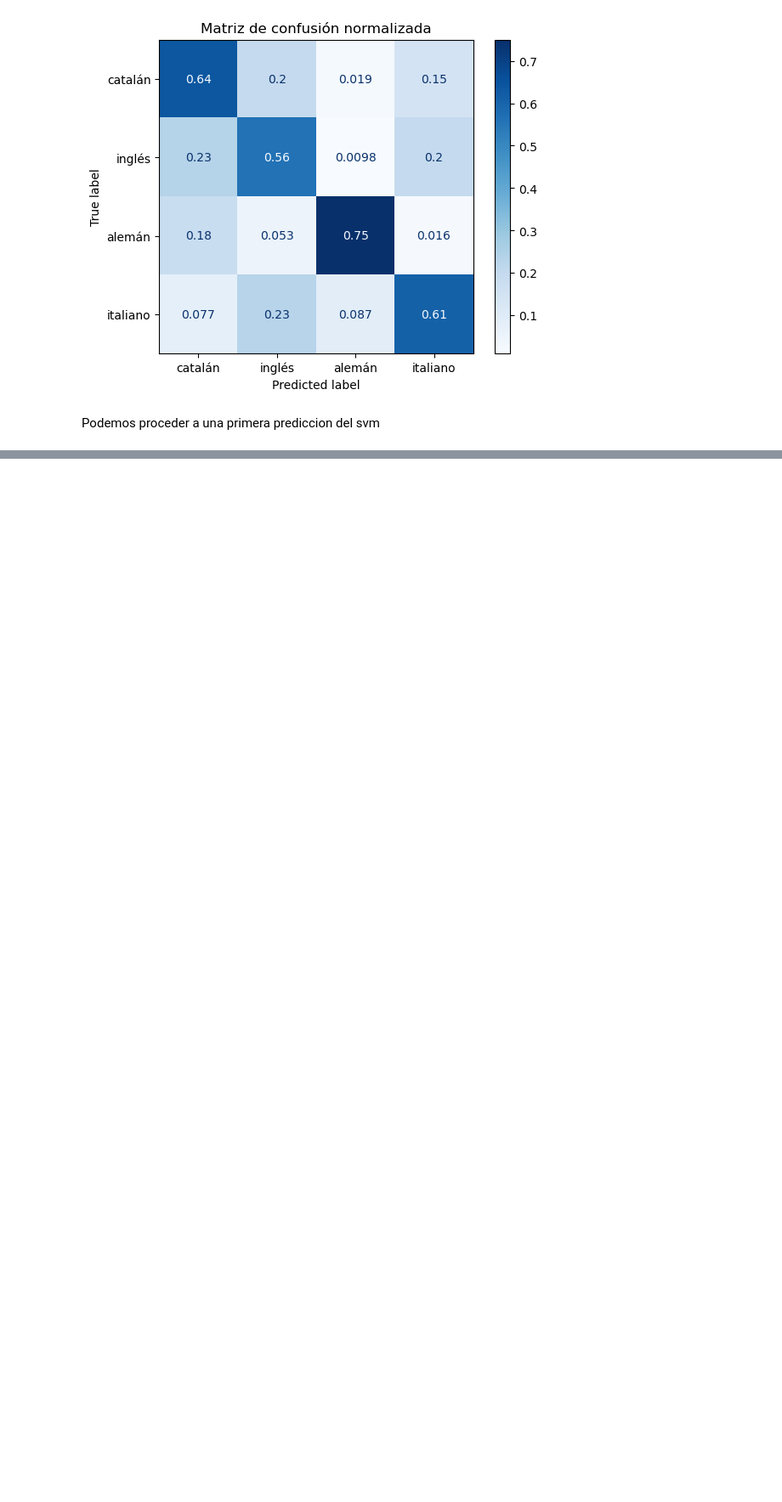
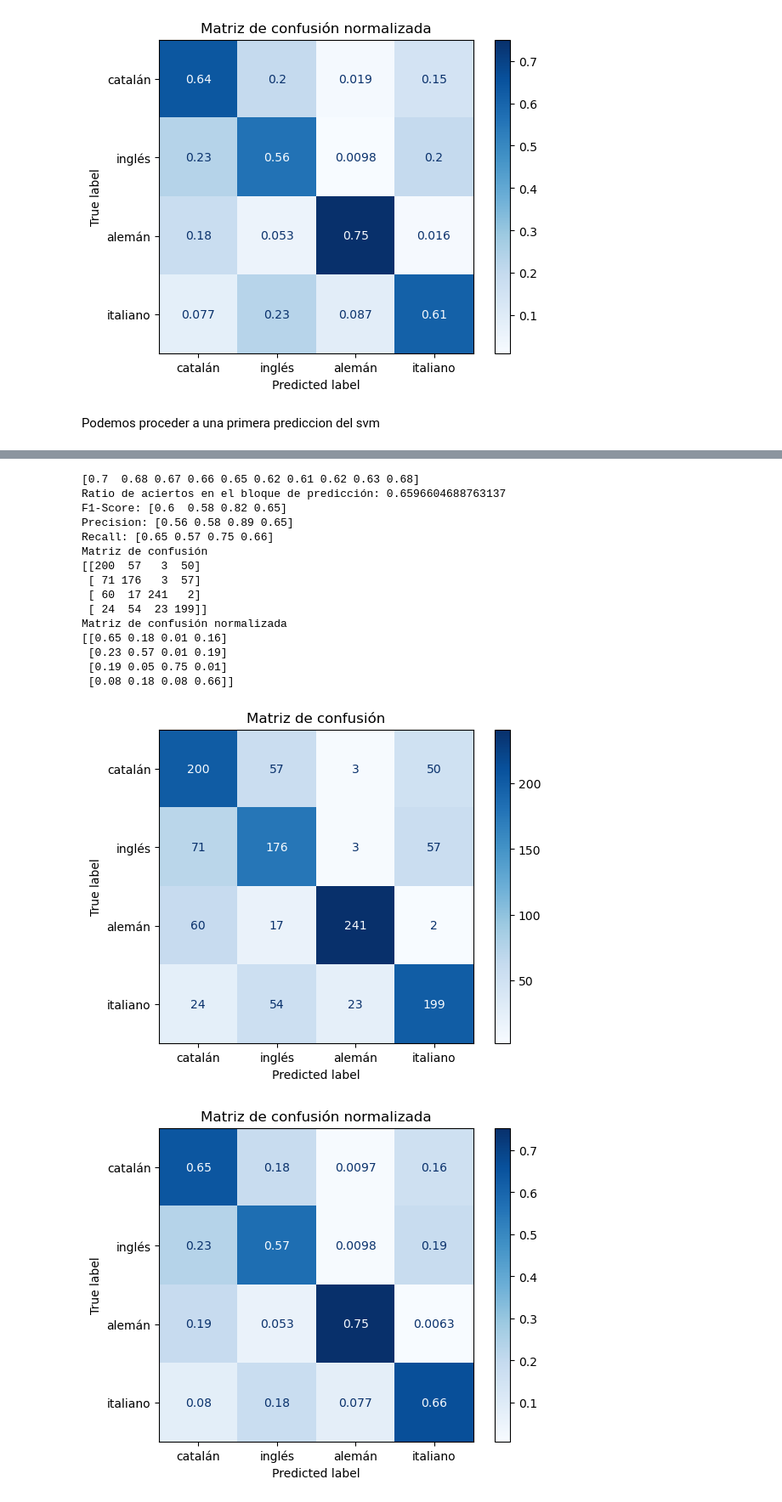
Before and after one commit to Xavo0712/AA-P1, a Jupyter notebook: Practica1.ipynb, the cells around one changed output, grey strips where cells are left out. Shown at 85% size. Cells and saved outputs as stored; diff of their text form; code cells hidden in the pictures; blank space fills up the shorter version.

```diff
--- a/Practica1.ipynb
+++ b/Practica1.ipynb
@@ -591,3 +597,44 @@ Matriz de confusión normalizada
  [0.24 0.09 0.05 0.63]]
 [figure]
 [figure]
+# %%
+X = []
+
+for w in words:
+    feature = []
+
+    # aparición de sílabas especiales de un lenguaje
+    for s in sil_per_one_language:
+        if que_idioma(w, s) > 0:
+            feature.append(que_idioma(w, s))
+        else:
+            feature.append(0)
+
+    #conteo de los caracteres en las palabras
+    for s in silabas:
+        if len(s) == 1:
+            feature.append(contar_caracter(w,s))
+
+    # código ascii del comienzo y final de las palabras
+    feature.append(ord(w[0]))
+    feature.append(ord(w[len(w)-1]))
+
+    # longitud de la palabra
+    feature.append(len(w))
+
+    # densidad de las consonantes
+    feature.append(contar_consonantes(w)/len(w))
+
+    # numero de consonantes
+    feature.append(contar_consonantes(w))
+
+    # añadir el vector de características
+    X.append(feature)
+
+# convertir a pandas para posible tratamiento
+X = pd.DataFrame(X)
+print(len(X.columns))
+for i in range(len(y)):
+    for j in range(len(languages)):
+        if y[i] == languages[j]:
+            y[i] = j
@@ -593,0 +643,20 @@ Matriz de confusión normalizada
+# %%
+do_svm_kfolding(X,y)
+# %% [output]
+[0.7  0.68 0.67 0.66 0.65 0.62 0.61 0.62 0.63 0.68]
+Ratio de aciertos en el bloque de predicción: 0.6596604688763137
+F1-Score: [0.6  0.58 0.82 0.65]
+Precision: [0.56 0.58 0.89 0.65]
+Recall: [0.65 0.57 0.75 0.66]
+Matriz de confusión
+[[200  57   3  50]
+ [ 71 176   3  57]
+ [ 60  17 241   2]
+ [ 24  54  23 199]]
+Matriz de confusión normalizada
+[[0.65 0.18 0.01 0.16]
+ [0.23 0.57 0.01 0.19]
+ [0.19 0.05 0.75 0.01]
+ [0.08 0.18 0.08 0.66]]
+[figure, added]
+[figure, added]
```
Also changed, not shown: parts of 7 cells of this notebook.
